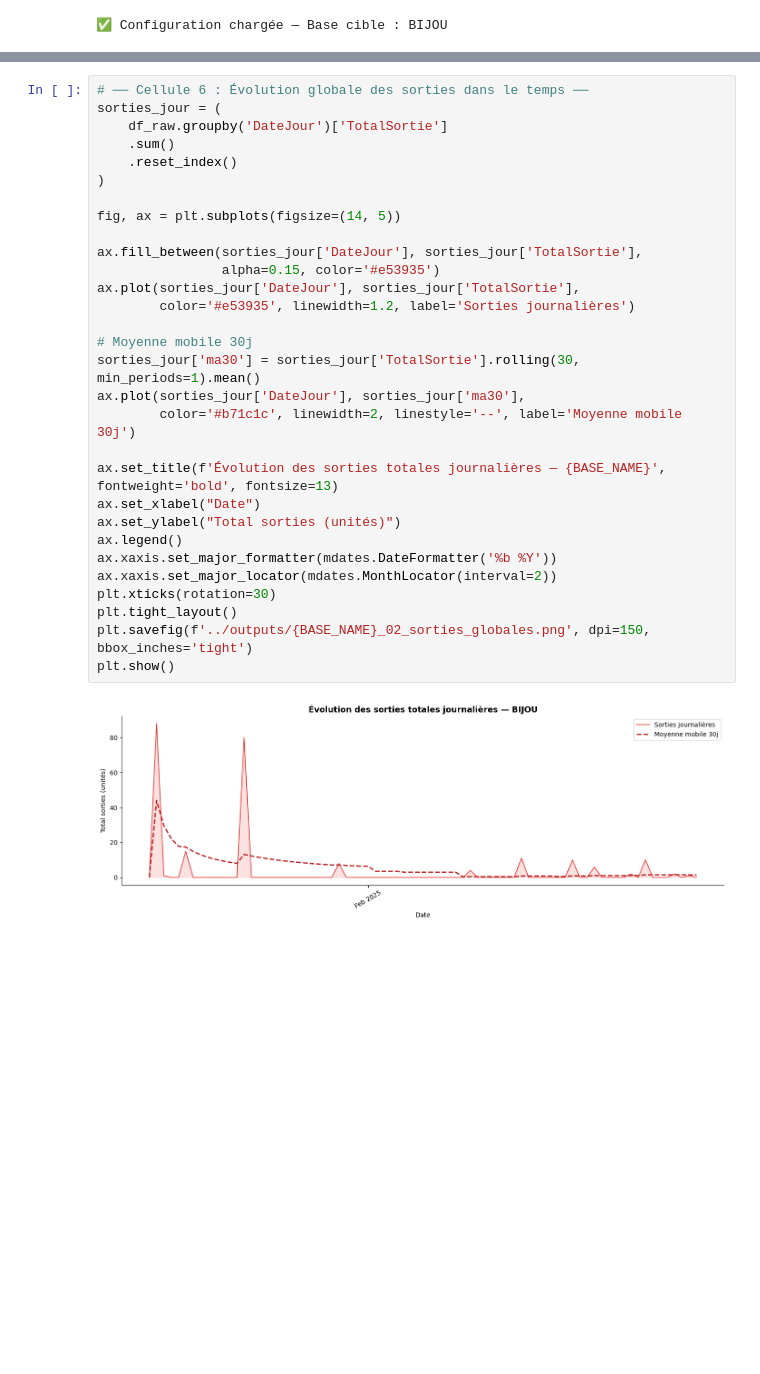
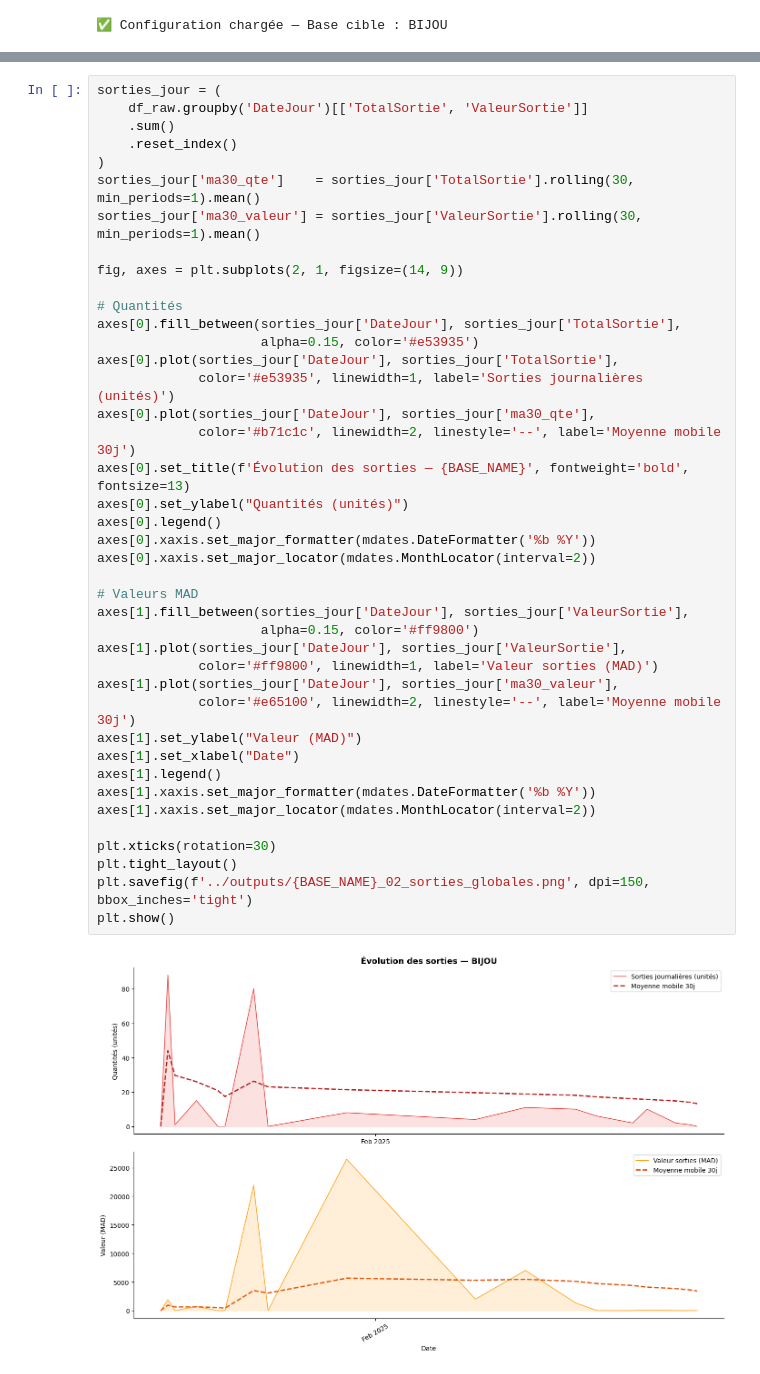
Before and after one commit to salmaIKSOD/Dashboard-Stock, a Jupyter notebook: ml/notebooks/01_exploration.ipynb, the cells around one changed output, grey strips where cells are left out. Saved outputs shown, nothing was run; the diff lists cells and outputs as text; blank space fills up the shorter version.

```diff
--- a/ml/notebooks/01_exploration.ipynb
+++ b/ml/notebooks/01_exploration.ipynb
@@ -246,34 +194,45 @@ Articles avec <= 30 jours (non prévisibles) : 0
 ✅ Graphique sauvegardé
 # %%
-# ── Cellule 6 : Évolution globale des sorties dans le temps ──
 sorties_jour = (
-    df_raw.groupby('DateJour')['TotalSortie']
+    df_raw.groupby('DateJour')[['TotalSortie', 'ValeurSortie']]
     .sum()
     .reset_index()
 )
+sorties_jour['ma30_qte']    = sorties_jour['TotalSortie'].rolling(30, min_periods=1).mean()
+sorties_jour['ma30_valeur'] = sorties_jour['ValeurSortie'].rolling(30, min_periods=1).mean()
 
-fig, ax = plt.subplots(figsize=(14, 5))
+fig, axes = plt.subplots(2, 1, figsize=(14, 9))
 
-ax.fill_between(sorties_jour['DateJour'], sorties_jour['TotalSortie'],
-                alpha=0.15, color='#e53935')
-ax.plot(sorties_jour['DateJour'], sorties_jour['TotalSortie'],
-        color='#e53935', linewidth=1.2, label='Sorties journalières')
+# Quantités
+axes[0].fill_between(sorties_jour['DateJour'], sorties_jour['TotalSortie'],
+                     alpha=0.15, color='#e53935')
+axes[0].plot(sorties_jour['DateJour'], sorties_jour['TotalSortie'],
+             color='#e53935', linewidth=1, label='Sorties journalières (unités)')
+axes[0].plot(sorties_jour['DateJour'], sorties_jour['ma30_qte'],
+             color='#b71c1c', linewidth=2, linestyle='--', label='Moyenne mobile 30j')
+axes[0].set_title(f'Évolution des sorties — {BASE_NAME}', fontweight='bold', fontsize=13)
+axes[0].set_ylabel("Quantités (unités)")
+axes[0].legend()
+axes[0].xaxis.set_major_formatter(mdates.DateFormatter('%b %Y'))
+axes[0].xaxis.set_major_locator(mdates.MonthLocator(interval=2))
 
-# Moyenne mobile 30j
-sorties_jour['ma30'] = sorties_jour['TotalSortie'].rolling(30, min_periods=1).mean()
-ax.plot(sorties_jour['DateJour'], sorties_jour['ma30'],
-        color='#b71c1c', linewidth=2, linestyle='--', label='Moyenne mobile 30j')
+# Valeurs MAD
+axes[1].fill_between(sorties_jour['DateJour'], sorties_jour['ValeurSortie'],
+                     alpha=0.15, color='#ff9800')
+axes[1].plot(sorties_jour['DateJour'], sorties_jour['ValeurSortie'],
+             color='#ff9800', linewidth=1, label='Valeur sorties (MAD)')
+axes[1].plot(sorties_jour['DateJour'], sorties_jour['ma30_valeur'],
+             color='#e65100', linewidth=2, linestyle='--', label='Moyenne mobile 30j')
+axes[1].set_ylabel("Valeur (MAD)")
+axes[1].set_xlabel("Date")
+axes[1].legend()
+axes[1].xaxis.set_major_formatter(mdates.DateFormatter('%b %Y'))
+axes[1].xaxis.set_major_locator(mdates.MonthLocator(interval=2))
 
-ax.set_title(f'Évolution des sorties totales journalières — {BASE_NAME}', fontweight='bold', fontsize=13)
-ax.set_xlabel("Date")
-ax.set_ylabel("Total sorties (unités)")
-ax.legend()
-ax.xaxis.set_major_formatter(mdates.DateFormatter('%b %Y'))
-ax.xaxis.set_major_locator(mdates.MonthLocator(interval=2))
 plt.xticks(rotation=30)
 plt.tight_layout()
 plt.savefig(f'../outputs/{BASE_NAME}_02_sorties_globales.png', dpi=150, bbox_inches='tight')
 plt.show()
 # %% [output]
-[figure, old version]
+[figure, new version]
 # %%
```
Also changed, not shown: parts of 10 cells of this notebook, 7 other files.
